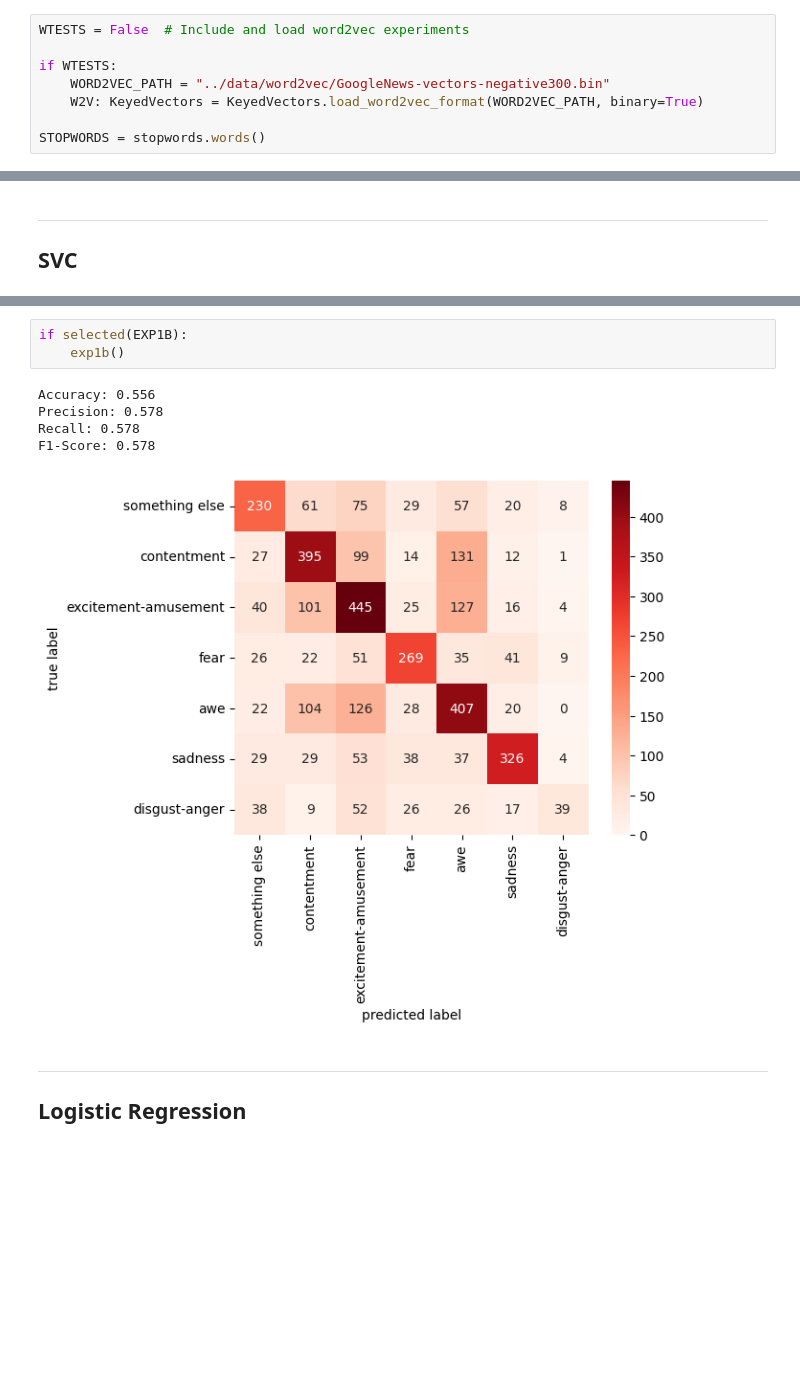
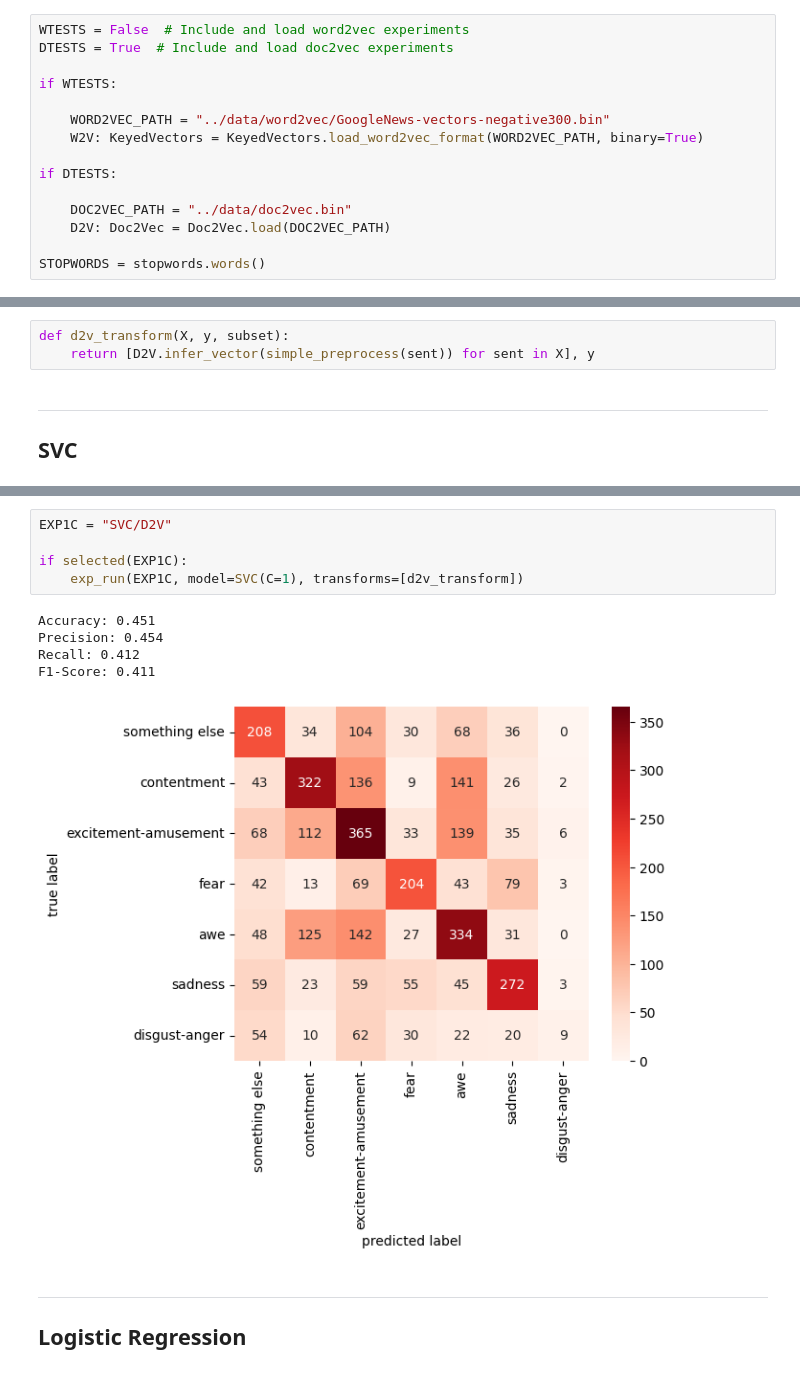
Before and after one commit to AlejandroCiuba/CS2756-Group-Project, a Jupyter notebook: Alejandro/text_experiments.ipynb, the cells around one changed output, grey strips where cells are left out. Cells and saved outputs as stored; diff of their text form; blank space fills up the shorter version.

```diff
--- a/Alejandro/text_experiments.ipynb
+++ b/Alejandro/text_experiments.ipynb
@@ -78,11 +87,18 @@ def selected(target):
     return False
 # %%
 WTESTS = False  # Include and load word2vec experiments
+DTESTS = True  # Include and load doc2vec experiments
 
 if WTESTS:
+
     WORD2VEC_PATH = "../data/word2vec/GoogleNews-vectors-negative300.bin"
     W2V: KeyedVectors = KeyedVectors.load_word2vec_format(WORD2VEC_PATH, binary=True)
 
+if DTESTS:
+
+    DOC2VEC_PATH = "../data/doc2vec.bin"
+    D2V: Doc2Vec = Doc2Vec.load(DOC2VEC_PATH)
+
 STOPWORDS = stopwords.words()
 # %% [markdown]
 ### Functions
@@ -111,3 +145,6 @@ def w2v_transform(X, y, subset):
+# %%
+def d2v_transform(X, y, subset):
+    return [D2V.infer_vector(simple_preprocess(sent)) for sent in X], y
 # %% [markdown]
 ***
 ## SVC
@@ -141,12 +173,14 @@ def exp1b():
-# %%
-if selected(EXP1B):
-    exp1b()
-# %% [output]
-Accuracy: 0.556
-Precision: 0.578
-Recall: 0.578
-F1-Score: 0.578
-[figure, removed]
+# %%
+EXP1C = "SVC/D2V"
+
+if selected(EXP1C):
+    exp_run(EXP1C, model=SVC(C=1), transforms=[d2v_transform])
+# %% [output]
+Accuracy: 0.451
+Precision: 0.454
+Recall: 0.412
+F1-Score: 0.411
+[figure, added]
 # %% [markdown]
 ***
 ## Logistic Regression
```
Also changed, not shown: parts of 24 cells of this notebook, 1 other file.
